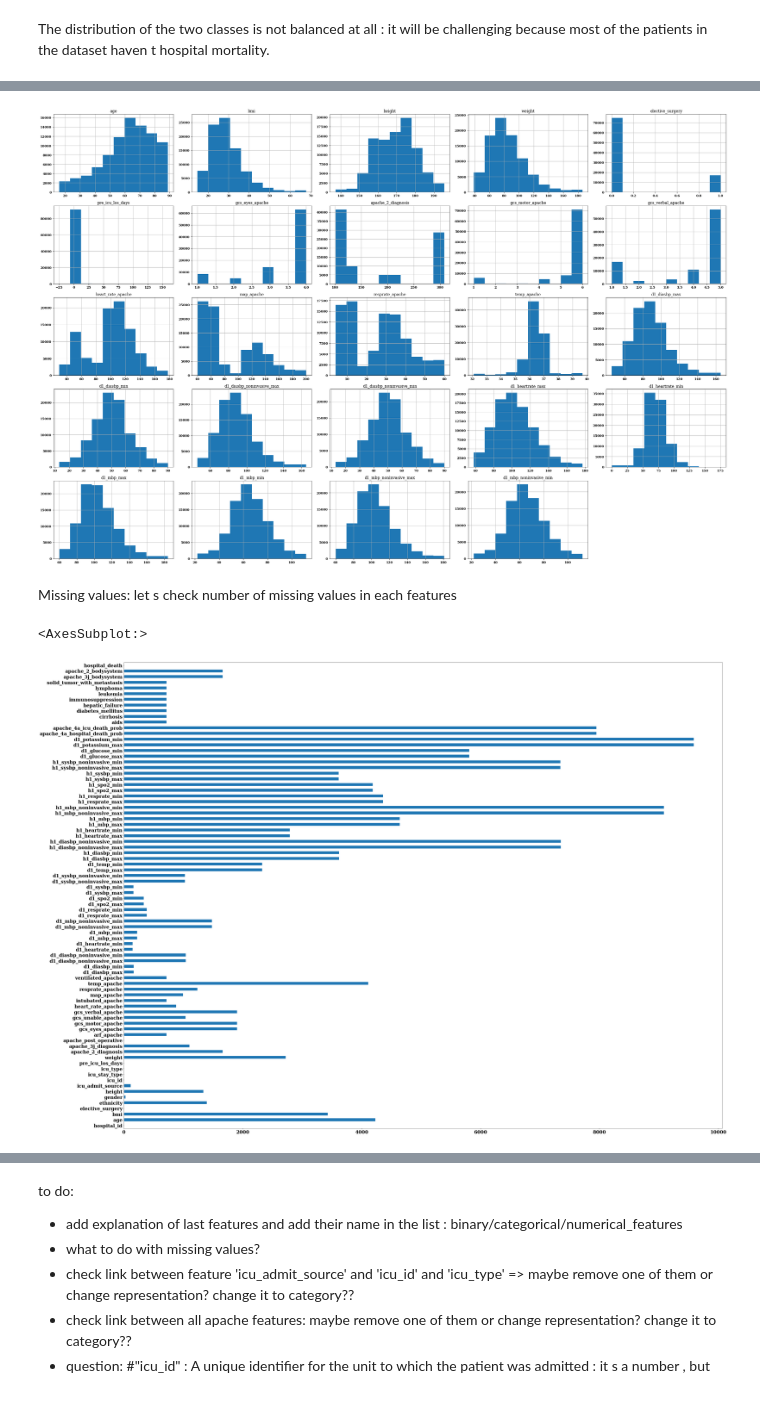
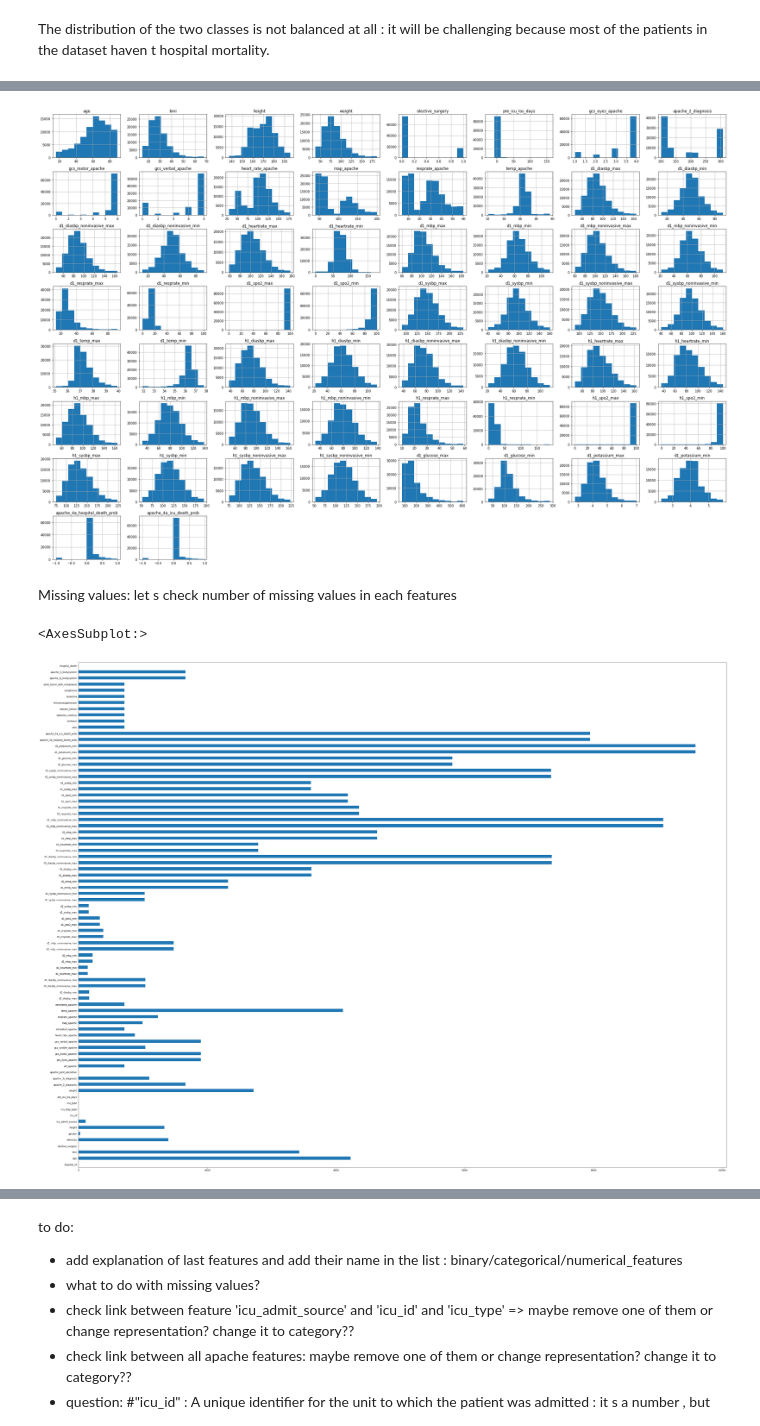
Before and after one commit to EladBil/DS-Squad-Project, a Jupyter notebook: data_analysis.ipynb, the cells around one changed output, grey strips where cells are left out. Cells and saved outputs as stored; diff of their text form; code cells hidden in the pictures.

```diff
--- a/data_analysis.ipynb
+++ b/data_analysis.ipynb
@@ -26,7 +26,7 @@ import matplotlib.pyplot as plt
 #Machine learning library
 import sklearn
 # %%
-complete_data = pd.read_csv('dataset.csv')
+complete_data = pd.read_csv('data/dataset.csv')
 # %%
 complete_data.head()
 # %% [output]
@@ -74,12 +75,22 @@ numerical_features = ["age", "bmi","height", "weight", "elective_surgery",
                      "map_apache", "resprate_apache", "temp_apache", "d1_diasbp_max",
                       "d1_diasbp_min","d1_diasbp_noninvasive_max", "d1_diasbp_noninvasive_min",
                       "d1_heartrate_max", "d1_heartrate_min", "d1_mbp_max", "d1_mbp_min",
-                      "d1_mbp_noninvasive_max", "d1_mbp_noninvasive_min"]
+                      "d1_mbp_noninvasive_max", "d1_mbp_noninvasive_min", "d1_resprate_max", "d1_resprate_min",
+                      "d1_spo2_max", "d1_spo2_min", "d1_sysbp_max", "d1_sysbp_min",
+                      "d1_sysbp_noninvasive_max", "d1_sysbp_noninvasive_min", "d1_temp_max", "d1_temp_min",
+                      "h1_diasbp_max", "h1_diasbp_min", "h1_diasbp_noninvasive_max", "h1_diasbp_noninvasive_min",
+                      "h1_heartrate_max", "h1_heartrate_min", "h1_mbp_max", "h1_mbp_min",
+                      "h1_mbp_noninvasive_max", "h1_mbp_noninvasive_min", "h1_resprate_max", "h1_resprate_min",
+                      "h1_spo2_max", "h1_spo2_min", "h1_sysbp_max", "h1_sysbp_min",
+                      "h1_sysbp_noninvasive_max", "h1_sysbp_noninvasive_min", "d1_glucose_max", "d1_glucose_min",
+                      "d1_potassium_max", "d1_potassium_min", "apache_4a_hospital_death_prob", "apache_4a_icu_death_prob"]
 
-categorial_features = ["hospital_id", "ethnicity", "gender", "icu_admit_source"]
+categorial_features = ["hospital_id", "ethnicity", "gender", "icu_admit_source", "apache_3j_bodysystem", "apache_2_bodysystem"]
 
 binary_features = ["arf_apache", "gcs_unable_apache", "intubated_apache",
-                   "ventilated_apache", "elective_surgery", "gender", "apache_post_operative"]
+                   "ventilated_apache", "elective_surgery", "gender", "apache_post_operative",
+                   "aids", "cirrhosis", "diabetes_mellitus", "hepatic_failure", "immunosuppression",
+                   "leukemia", "lymphoma", "solid_tumor_with_metastasis"]
 # %% [markdown]
 Important technical words:
 - icu: intensive care unit
@@ -235,13 +281,13 @@ complete_data.describe() #only for numerical data
 # %%
 #show data distribution
 
-df = pd.read_csv('dataset.csv')
+# df = pd.read_csv('dataset.csv')
 
-df[numerical_features].hist(alpha=1, figsize=(30, 20))
+complete_data[numerical_features].hist(alpha=1, figsize=(30, 20))
 plt.tight_layout()
 plt.show()
 # %% [output]
-[figure, old version]
+[figure, new version]
 # %% [markdown]
 Missing values: let s check number of missing values in each features
 # %%
@@ -256,7 +302,7 @@ import matplotlib as mpl
 nb_nan.plot.barh(figsize=(50,40)) #need to get it bigger
 # %% [output]
 <AxesSubplot:>
-[figure, old version]
+[figure, new version]
 # %%
 import matplotlib.pyplot as mp
 import seaborn as sb
```
Also changed, not shown: parts of 5 cells of this notebook.
